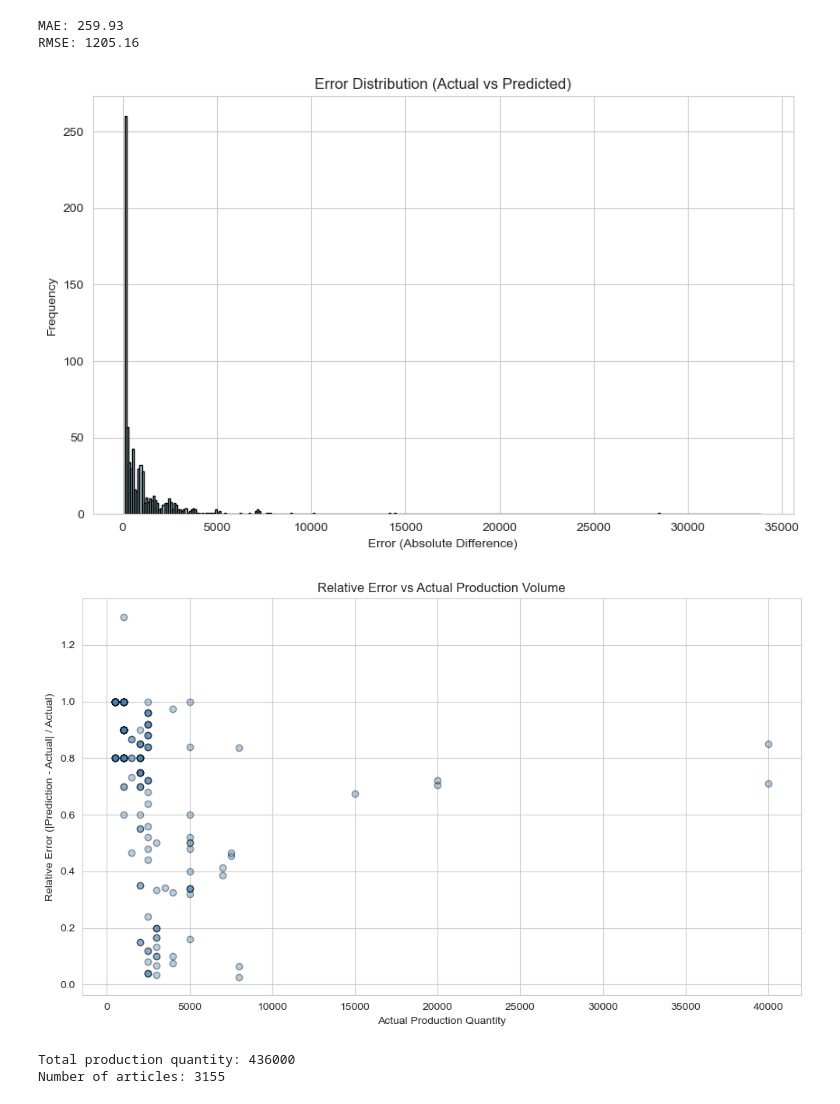
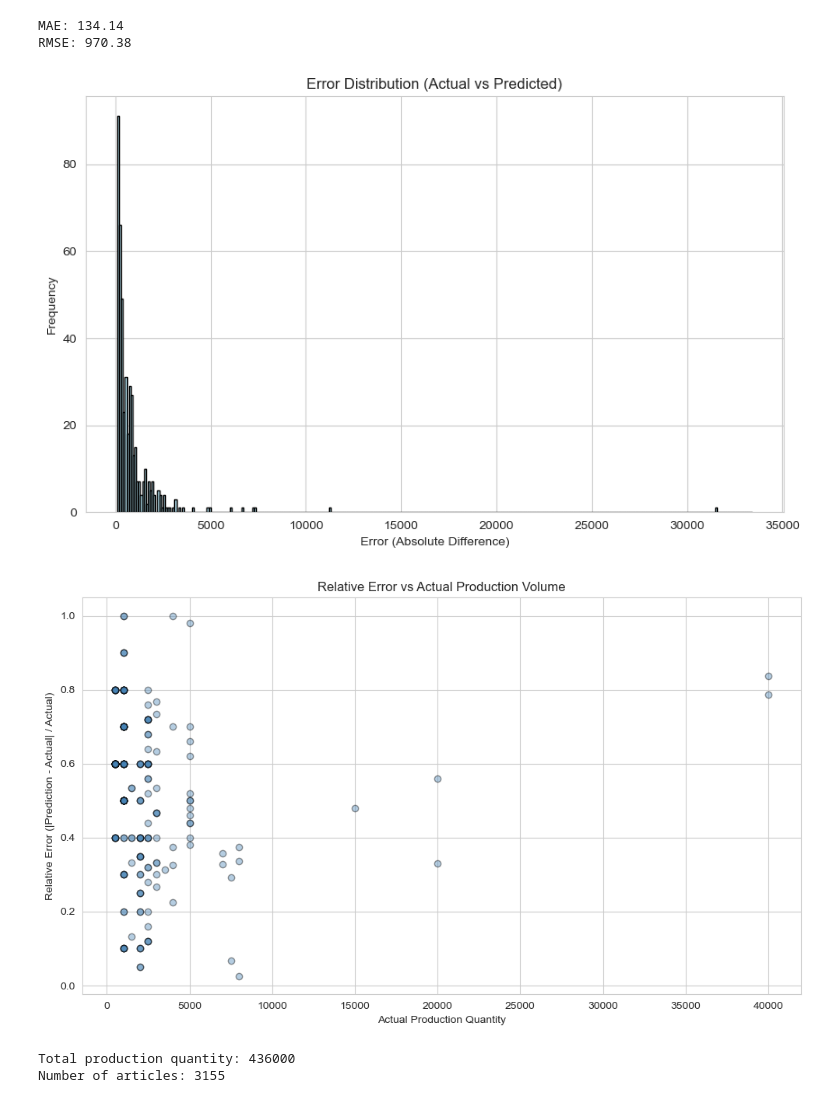
Before and after one commit to Y0d4l3/forecast-ki, a Jupyter notebook: plot.ipynb, the cells around one changed output. Saved outputs shown, nothing was run; the diff lists cells and outputs as text; code cells hidden in the pictures.

```diff
--- a/plot.ipynb
+++ b/plot.ipynb
@@ -4,42 +4,42 @@ import numpy as np
 import matplotlib.pyplot as plt
 from sklearn.metrics import mean_absolute_error, mean_squared_error
 
-df = pd.read_csv('predictions/xgboost_2025_13.csv')
+df = pd.read_csv('predictions/lightgbm_2025_13.csv')
 
 actual = df['actual']
 predicted = df['predicted']
 df['error'] = abs(actual - predicted)
 
 mae = mean_absolute_error(actual, predicted)
 rmse = np.sqrt(mean_squared_error(actual, predicted))
 print(f'MAE: {mae:.2f}')
 print(f'RMSE: {rmse:.2f}')
 
 df = df[df['error'] != 0]
 
 plt.figure(figsize=(10, 6))
 bins = np.arange(df['error'].min(), df['error'].max(), 100)
 plt.hist(df['error'], bins=bins, color='lightblue', edgecolor='black')
 plt.title('Error Distribution (Actual vs Predicted)')
 plt.xlabel('Error (Absolute Difference)')
 plt.ylabel('Frequency')
 plt.grid(True)
 plt.show()
 
 df['relative_error'] = df['error'] / df['actual']
 plt.figure(figsize=(10,6))
 plt.scatter(df['actual'], df['relative_error'], alpha=0.4, color='steelblue', edgecolors='black')
 plt.xlabel('Actual Production Quantity')
 plt.ylabel('Relative Error (|Prediction - Actual| / Actual)')
 plt.title('Relative Error vs Actual Production Volume')
 plt.grid(True)
 plt.tight_layout()
 plt.show()
 # %% [output]
-MAE: 259.93
-RMSE: 1205.16
+MAE: 134.14
+RMSE: 970.38
-[figure, old version]
+[figure, new version]
-[figure, old version]
+[figure, new version]
 # %%
 YEAR = 2024
 WEEK = 5
```
Also changed, not shown: parts of 6 cells of this notebook, 4 other files.
